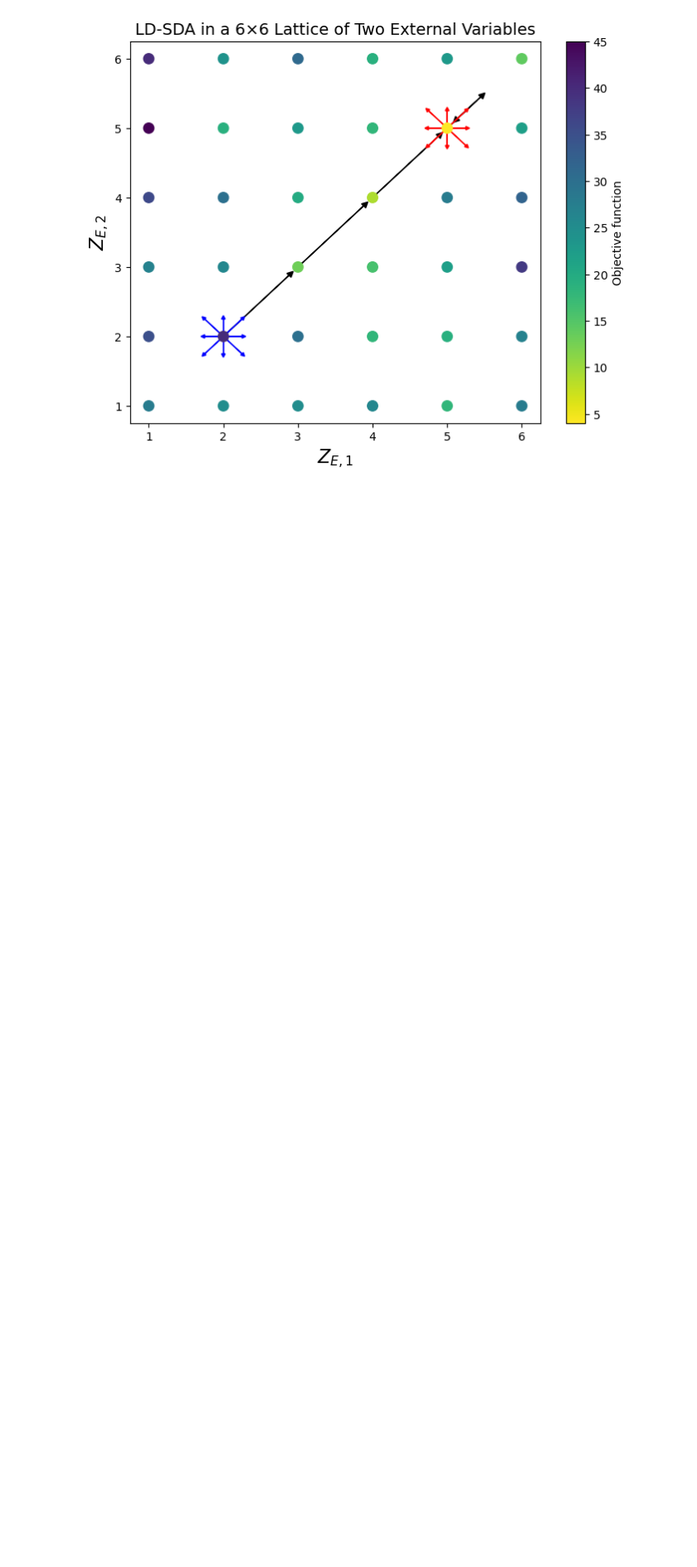
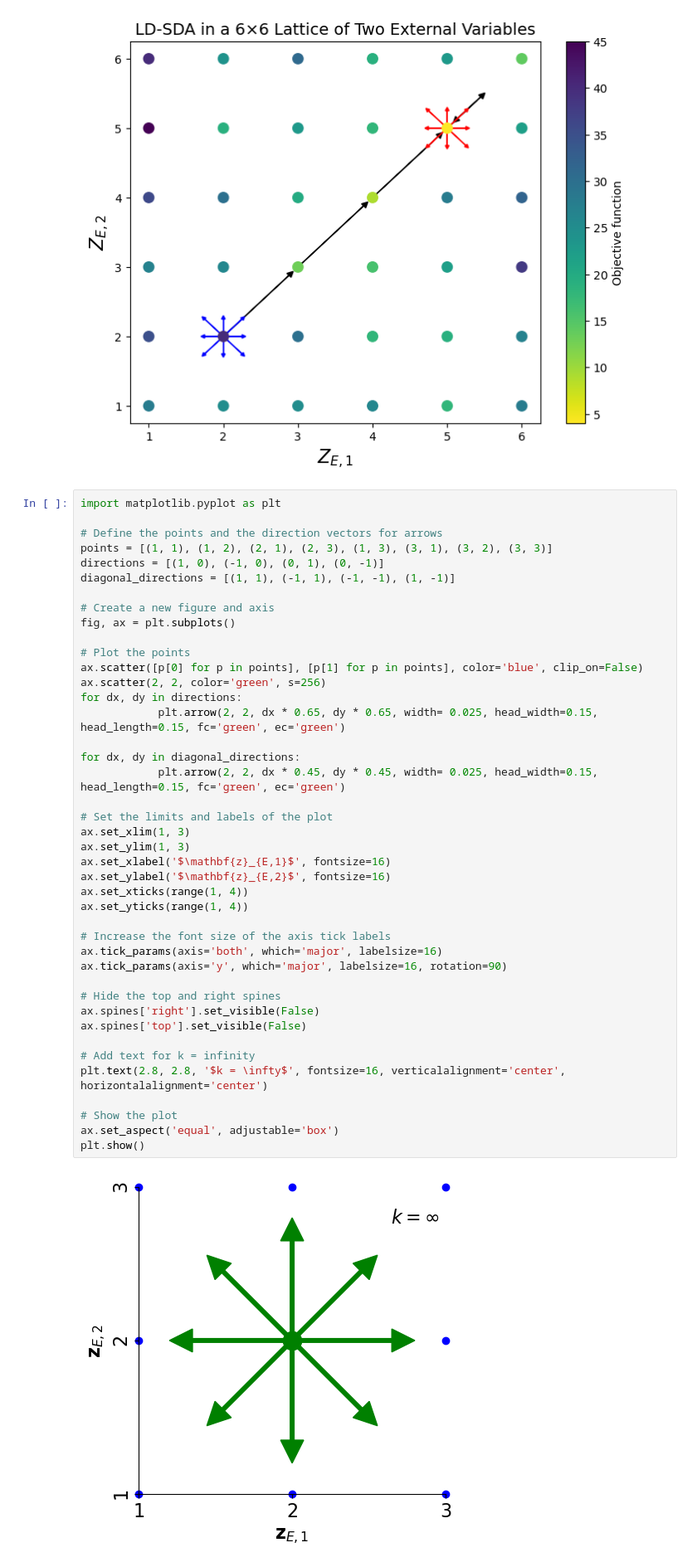
Before and after one commit to SECQUOIA/dsda-gdp, a Jupyter notebook: results/visualize_ldsda_pathways.ipynb, the cells around one changed output. Shown at 83% size. Drawn from its saved outputs; the diff is of its cells as text; blank space fills up the shorter version.

```diff
--- a/results/visualize_ldsda_pathways.ipynb
+++ b/results/visualize_ldsda_pathways.ipynb
@@ -597,3 +597,47 @@ routes_colors = [(route1, 'black'), (route2, 'orange')]
 visualize_dsda(routes_colors=routes_colors, feas_x=feas_x, feas_y=feas_y, infeas_x=infeas_x, infeas_y=infeas_y, nan_x=nan_x, nan_y=nan_y, objs=objs, ext1_name='Z_E,1', ext2_name='Z_E,2', arrow_points_colors=arrow_points_colors)
 # %% [output]
 [figure]
+# %%
+import matplotlib.pyplot as plt
+
+# Define the points and the direction vectors for arrows
+points = [(1, 1), (1, 2), (2, 1), (2, 3), (1, 3), (3, 1), (3, 2), (3, 3)]
+directions = [(1, 0), (-1, 0), (0, 1), (0, -1)]
+diagonal_directions = [(1, 1), (-1, 1), (-1, -1), (1, -1)]
+
+# Create a new figure and axis
+fig, ax = plt.subplots()
+
+# Plot the points
+ax.scatter([p[0] for p in points], [p[1] for p in points], color='blue', clip_on=False)
+ax.scatter(2, 2, color='green', s=256)
+for dx, dy in directions:
+            plt.arrow(2, 2, dx * 0.65, dy * 0.65, width= 0.025, head_width=0.15, head_length=0.15, fc='green', ec='green')
+
+for dx, dy in diagonal_directions:
+            plt.arrow(2, 2, dx * 0.45, dy * 0.45, width= 0.025, head_width=0.15, head_length=0.15, fc='green', ec='green')
+
+# Set the limits and labels of the plot
+ax.set_xlim(1, 3)
+ax.set_ylim(1, 3)
+ax.set_xlabel('$\mathbf{z}_{E,1}$', fontsize=16)
+ax.set_ylabel('$\mathbf{z}_{E,2}$', fontsize=16)
+ax.set_xticks(range(1, 4))
+ax.set_yticks(range(1, 4))
+
+# Increase the font size of the axis tick labels
+ax.tick_params(axis='both', which='major', labelsize=16)
+ax.tick_params(axis='y', which='major', labelsize=16, rotation=90)
+
+# Hide the top and right spines
+ax.spines['right'].set_visible(False)
+ax.spines['top'].set_visible(False)
+
+# Add text for k = infinity
+plt.text(2.8, 2.8, '$k = \infty$', fontsize=16, verticalalignment='center', horizontalalignment='center')
+
+# Show the plot
+ax.set_aspect('equal', adjustable='box')
+plt.show()
+# %% [output]
+[figure, added]
```
Also changed, not shown: parts of 3 cells of this notebook.
